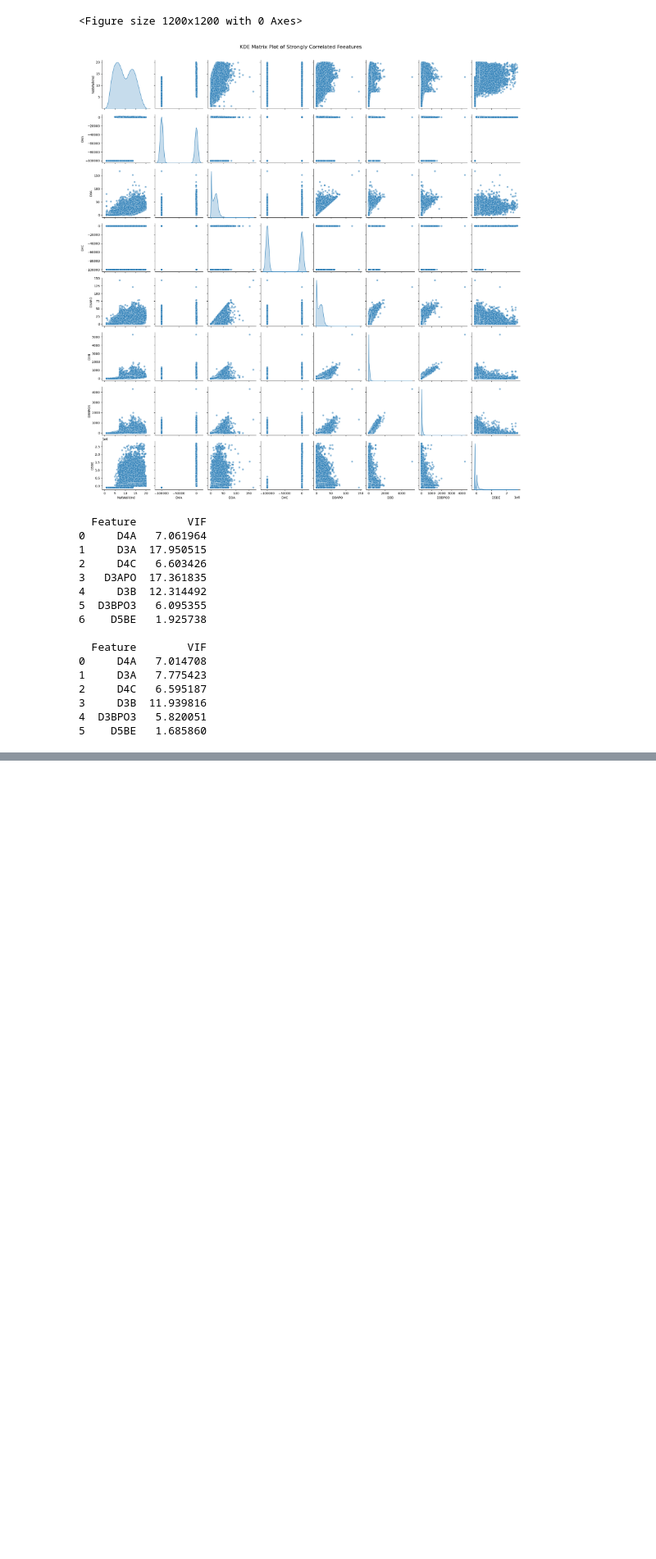
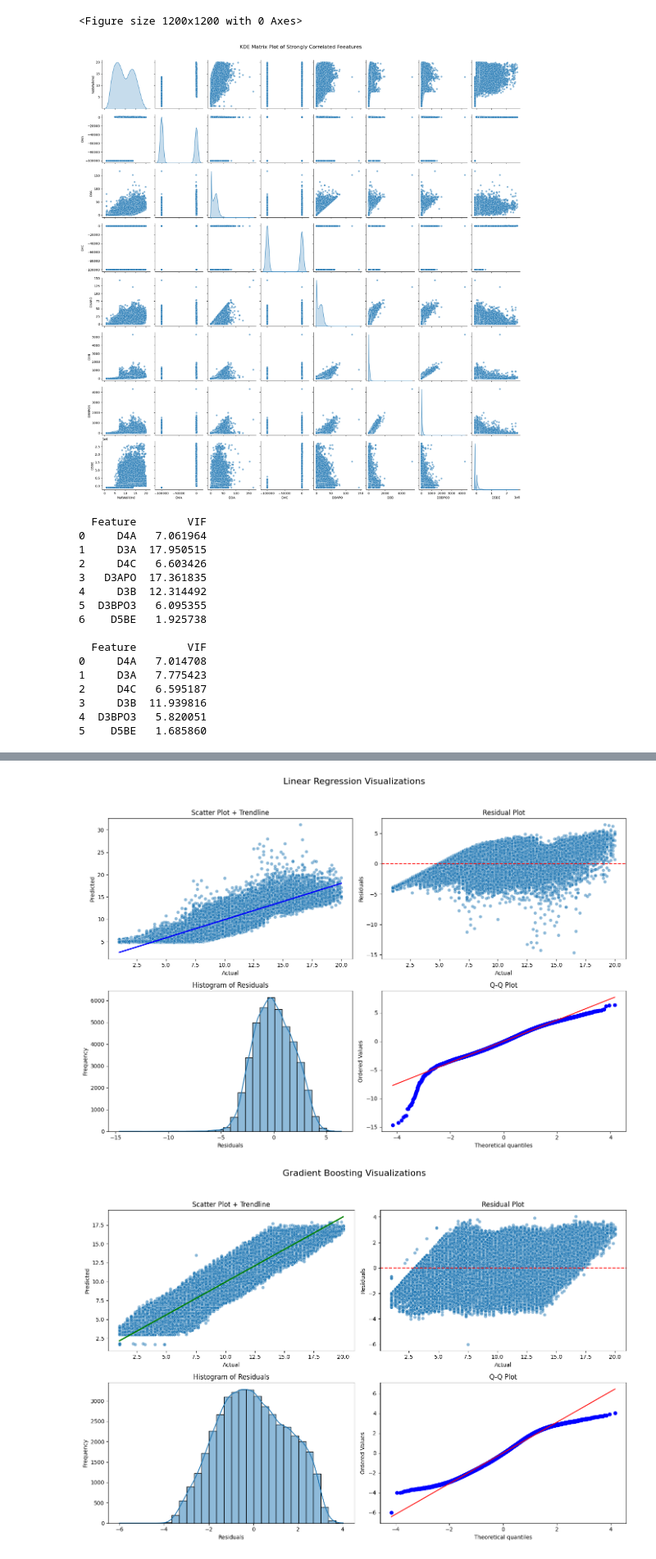
Before and after one commit to RahulCheen/DTSA-5509-Final-Project, a Jupyter notebook: project_report.ipynb, the cells around one changed output, grey strips where cells are left out. Shown at 82% size. Cells and saved outputs as stored; diff of their text form; code cells hidden in the pictures; blank space fills up the shorter version.

Commit message:
Add models and discussion

```diff
--- a/project_report.ipynb
+++ b/project_report.ipynb
@@ -276,0 +343,72 @@ final_features_df = features_df.drop(columns=["D3APO"])
+# %%
+from scipy import stats
+
+# Visualzations of performance
+# Residuals for both models
+residuals_linear = y_test - y_pred_linear
+residuals_gb = y_test - y_pred_gb
+
+# Create a 2x2 grid for Linear Regression
+fig, axs = plt.subplots(2, 2, figsize=(14, 10))
+fig.suptitle("Linear Regression Visualizations", fontsize=16)
+
+# Scatter Plot + Trendline
+sns.scatterplot(x=y_test, y=y_pred_linear, alpha=0.5, ax=axs[0, 0])
+sns.regplot(x=y_test, y=y_pred_linear, scatter=False, color="blue", ax=axs[0, 0])
+axs[0, 0].set_title("Scatter Plot + Trendline")
+axs[0, 0].set_xlabel("Actual")
+axs[0, 0].set_ylabel("Predicted")
+
+# Residual Plot
+sns.scatterplot(x=y_test, y=residuals_linear, alpha=0.5, ax=axs[0, 1])
+axs[0, 1].axhline(0, color='red', linestyle='--')
+axs[0, 1].set_title("Residual Plot")
+axs[0, 1].set_xlabel("Actual")
+axs[0, 1].set_ylabel("Residuals")
+
+# Histogram of Residuals
+sns.histplot(residuals_linear, kde=True, bins=30, ax=axs[1, 0])
+axs[1, 0].set_title("Histogram of Residuals")
+axs[1, 0].set_xlabel("Residuals")
+axs[1, 0].set_ylabel("Frequency")
+
+# Q-Q Plot
+stats.probplot(residuals_linear, dist="norm", plot=axs[1, 1])
+axs[1, 1].set_title("Q-Q Plot")
+
+plt.tight_layout(rect=[0, 0.03, 1, 0.95])
+plt.show()
+
+# Create a 2x2 grid for Gradient Boosting
+fig, axs = plt.subplots(2, 2, figsize=(14, 10))
+fig.suptitle("Gradient Boosting Visualizations", fontsize=16)
+
+# Scatter Plot + Trendline
+sns.scatterplot(x=y_test, y=y_pred_gb, alpha=0.5, ax=axs[0, 0])
+sns.regplot(x=y_test, y=y_pred_gb, scatter=False, color="green", ax=axs[0, 0])
+axs[0, 0].set_title("Scatter Plot + Trendline")
+axs[0, 0].set_xlabel("Actual")
+axs[0, 0].set_ylabel("Predicted")
+
+# Residual Plot
+sns.scatterplot(x=y_test, y=residuals_gb, alpha=0.5, ax=axs[0, 1])
+axs[0, 1].axhline(0, color='red', linestyle='--')
+axs[0, 1].set_title("Residual Plot")
+axs[0, 1].set_xlabel("Actual")
+axs[0, 1].set_ylabel("Residuals")
+
+# Histogram of Residuals
+sns.histplot(residuals_gb, kde=True, bins=30, ax=axs[1, 0])
+axs[1, 0].set_title("Histogram of Residuals")
+axs[1, 0].set_xlabel("Residuals")
+axs[1, 0].set_ylabel("Frequency")
+
+# Q-Q Plot
+stats.probplot(residuals_gb, dist="norm", plot=axs[1, 1])
+axs[1, 1].set_title("Q-Q Plot")
+
+plt.tight_layout(rect=[0, 0.03, 1, 0.95])
+plt.show()
+# %% [output]
+[figure, added]
+[figure, added]
```
Also changed, not shown: parts of 3 cells of this notebook.
